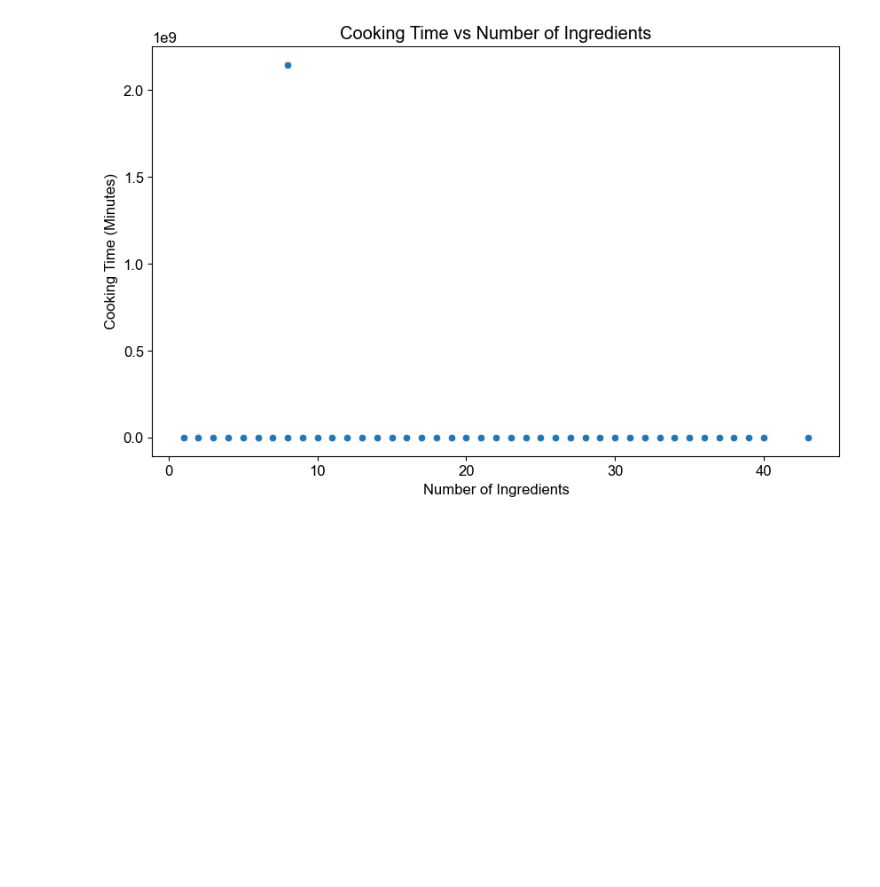
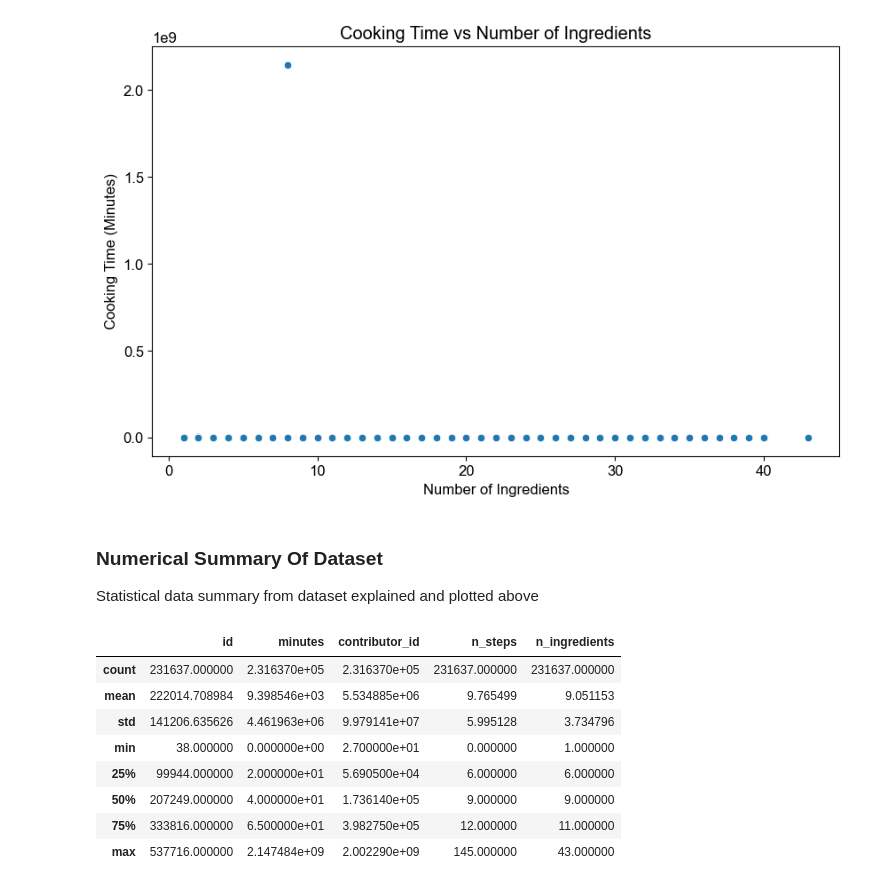
Before and after one commit to khushbunlad/PROG8431, a Jupyter notebook: Workshop2.ipynb, the cells around one changed output. Saved outputs shown, nothing was run; the diff lists cells and outputs as text; code cells hidden in the pictures; blank space fills up the shorter version.

```diff
--- a/Workshop2.ipynb
+++ b/Workshop2.ipynb
@@ -298,3 +318,18 @@ plt.ylabel('Cooking Time (Minutes)')
 plt.show()
 # %% [output]
 [figure]
+# %% [markdown]
+### Numerical Summary Of Dataset
+Statistical data summary from dataset explained and plotted above
+# %%
+recepeData.data.describe()
+# %% [output]
+|  | id | minutes | contributor_id | n_steps | n_ingredients |
+| count | 231637.000000 | 2.316370e+05 | 2.316370e+05 | 231637.000000 | 231637.000000 |
+| mean | 222014.708984 | 9.398546e+03 | 5.534885e+06 | 9.765499 | 9.051153 |
+| std | 141206.635626 | 4.461963e+06 | 9.979141e+07 | 5.995128 | 3.734796 |
+| min | 38.000000 | 0.000000e+00 | 2.700000e+01 | 0.000000 | 1.000000 |
+| 25% | 99944.000000 | 2.000000e+01 | 5.690500e+04 | 6.000000 | 6.000000 |
+| 50% | 207249.000000 | 4.000000e+01 | 1.736140e+05 | 9.000000 | 9.000000 |
+| 75% | 333816.000000 | 6.500000e+01 | 3.982750e+05 | 12.000000 | 11.000000 |
+| max | 537716.000000 | 2.147484e+09 | 2.002290e+09 | 145.000000 | 43.000000 |
```
Also changed, not shown: parts of 9 cells of this notebook.
